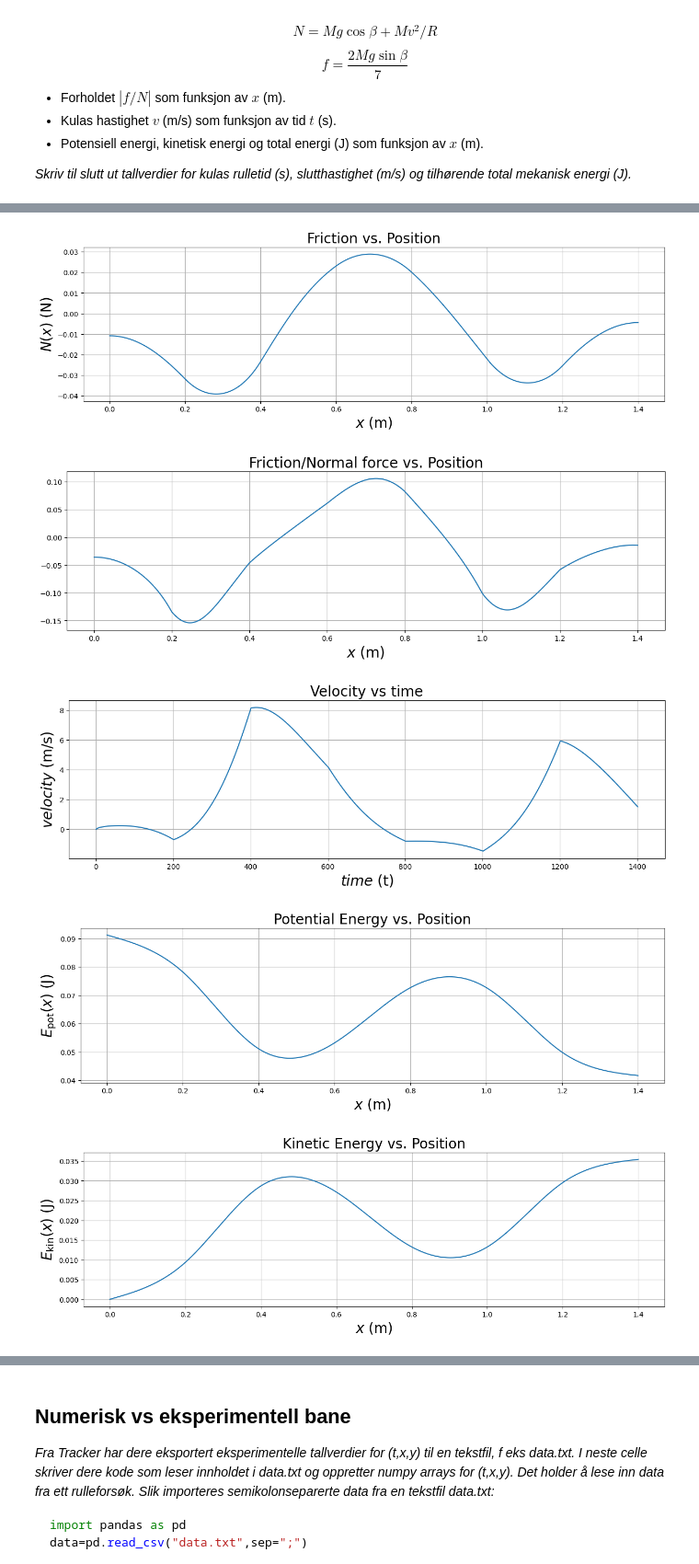
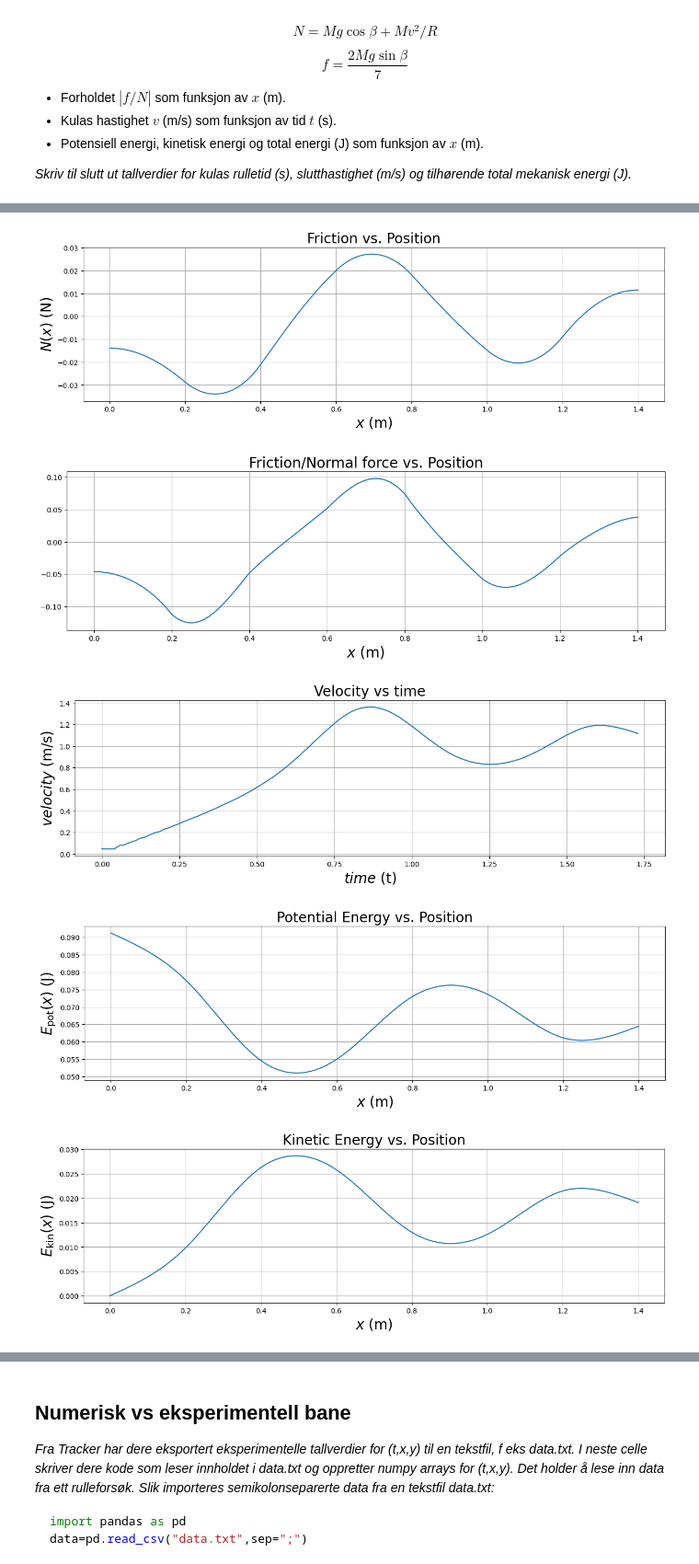
Before and after one commit to sondrp/lab, a Jupyter notebook: mal_V24.ipynb, the cells around one changed output, grey strips where cells are left out. Shown at 92% size. Drawn from its saved outputs; the diff is of its cells as text; code cells hidden in the pictures.

```diff
--- a/mal_V24.ipynb
+++ b/mal_V24.ipynb
@@ -178,7 +178,7 @@ $$f = \frac{2Mg\sin\beta}{7}$$
 
 *Skriv til slutt ut tallverdier for kulas rulletid (s), slutthastighet (m/s) og tilhørende total mekanisk energi (J).*
 # %%
-# Function to avoid repeating the same code for each graph plottet
+# Function to avoid repeating the same code for each graph plotted
 def plotter(x, y, title, xlabel, ylabel):
     plt.figure(figsize=(15,4))
     plt.plot(x, y)
@@ -188,6 +188,10 @@ def plotter(x, y, title, xlabel, ylabel):
     plt.grid()
     plt.show()
 
+# Returns the index of the value that is closest to the parameter value.
+def closest_index(array, value):
+    return min(range(len(array)), key=lambda i: np.abs(value - array[i]))
+
 
 # Numerisk beregning og plotting av de fysiske størrelsene v(x), N(x), f(x), f/N|, v(t), Epot(x), Ekin(x), Etot(x)
 
@@ -196,8 +200,8 @@ y_0 = y[0]  # Initial height, used to determine potential energy
 v = np.sqrt((10/7)*g*(y_0 - y))
 
 # N(x)
-a_tan = 2 * g * (y_0 - y) * ( d2ydx2 ) / ( 1 + c ) / ( 1 + dydx**2)**(2/3)  # Tangential acceleration as function of x
-N = M * (g * np.cos(beta) + a_tan)                                          # Normal force as a function of x
+a_cent = np.power(v, 2) * K             # Centripetal acceleration
+N = M * (g * np.cos(beta) + a_cent)     # Normal force                                         # Normal force as a function of x
 
 # f(x)
 f = 2 * M * g * np.sin(beta) / 7 # Friction as a function of x
@@ -206,7 +210,24 @@ f = 2 * M * g * np.sin(beta) / 7 # Friction as a function of x
 f_N = f / N
 
 # v(t)
-# TODO
+v[0] = v[1]      # Make sure the ball rolls initially (otherwise it will forever stay still)
+
+times = [0]
+dt = 0.01
+distances = [0]
+speeds = [v[0]]
+
+while distances[-1] < 1.4:
+    x_k = distances[-1]
+    index = closest_index(x, x_k)
+    v_k = v[index]
+    angle = beta[index]
+
+    x_next = x_k + v_k*np.cos(angle)*dt
+
+    distances.append(x_next)
+    times.append(times[-1] + dt)
+    speeds.append(v_k)
 
 # Epot(x)
 Epot = M*g*y
@@ -230,19 +251,9 @@ plotter(x, f, 'Friction vs. Position', '$x$ (m)', '$N(x)$ (N)')
 plotter(x, f_N, 'Friction/Normal force vs. Position', '$x$ (m)', '')
 
 
-# Attempt to make x(t), y(t), v(t) - Not correct yet!
-x_n = [x[0]]
-y_n = [y[0]]
-v_n = [0]
-t_n = [0]
-for i in range(len(x)):
-    x_n.append(x[i] + v[i])
-    y_n.append(y[i] + x_n[i + 1])
-    v_n.append(v[i] + a_tan[i])
-    t_n.append(i + 1)
 
 # Plot velocity against time
-plotter(t_n, v_n, 'Velocity vs time', '$time$ (t)', '$velocity$ (m/s)')
+plotter(times, speeds, 'Velocity vs time', '$time$ (t)', '$velocity$ (m/s)')
 
 # Potential energy Epot(x)
 plotter(x, Epot, 'Potential Energy vs. Position', '$x$ (m)', '$E_{\mathrm{pot}}(x)$ (J)')
@@ -259,7 +270,7 @@ plotter(x, Etot, 'Total Mechanical Energy vs. Position', '$x$ (m)', '$E_{\mathrm
 
 
 # Rolling time (s)
-rolling_time = t_n[np.where(v <= 0)[0][0]]
+rolling_time = times[-1]
 
 # Final velocity (m/s)
 final_velocity = v[-1]
@@ -277,5 +288,5 @@ print('Total mechanical energy at the end: %6.3f J' % total_energy_at_end)
-[figure, old version]
+[figure, new version]
-[figure, old version]
+[figure, new version]
-[figure, old version]
+[figure, new version]
-[figure, old version]
+[figure, new version]
-[figure, old version]
+[figure, new version]
```
Also changed, not shown: parts of 2 cells of this notebook.
